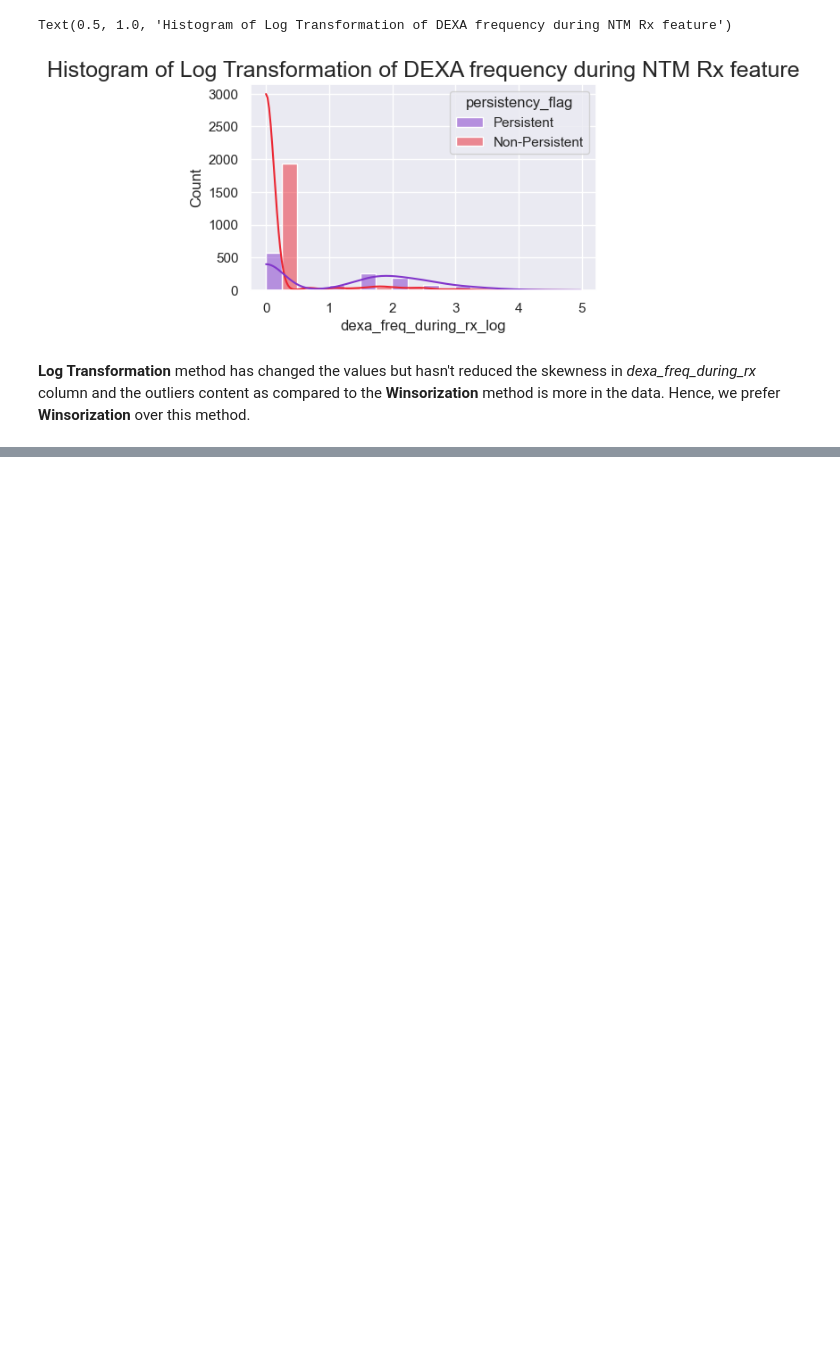
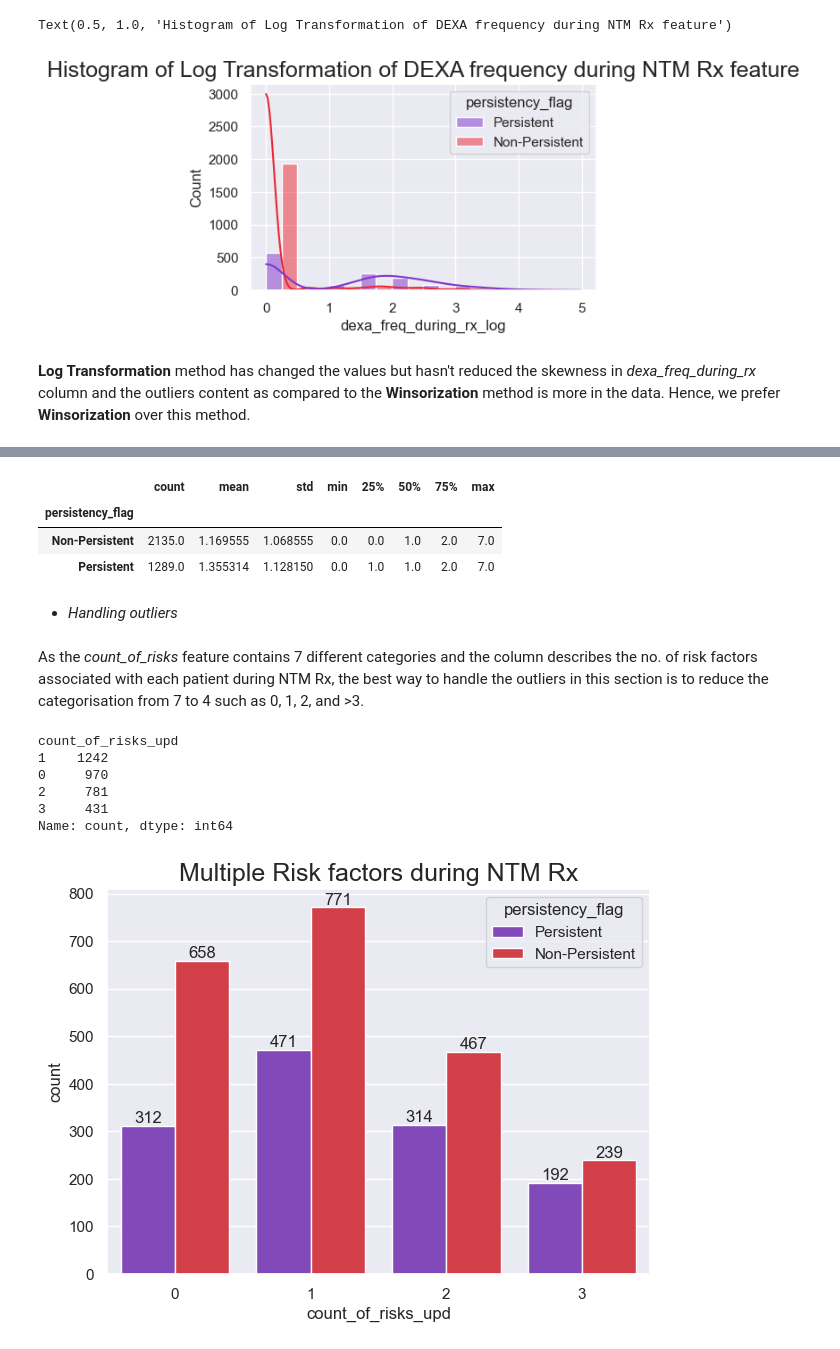
Before and after one commit to shezkh/Healthcare-Project, a Jupyter notebook: src/preproc_Ashish.ipynb, the cells around one changed output, grey strips where cells are left out. Cells and saved outputs as stored; diff of their text form; code cells hidden in the pictures; blank space fills up the shorter version.

Commit message:
Completed handling outliers

```diff
--- a/src/preproc_Ashish.ipynb
+++ b/src/preproc_Ashish.ipynb
@@ -609,0 +579,11 @@ ax.set_title('Multiple Risk factors count during NTM Rx by Persistency',
+# %%
+drug_df.groupby('persistency_flag')['count_of_risks'].describe()
+# %% [output]
+|  | count | mean | std | min | 25% | 50% | 75% | max |
+| persistency_flag |  |  |  |  |  |  |  |  |
+| Non-Persistent | 2135.0 | 1.169555 | 1.068555 | 0.0 | 0.0 | 1.0 | 2.0 | 7.0 |
+| Persistent | 1289.0 | 1.355314 | 1.128150 | 0.0 | 1.0 | 1.0 | 2.0 | 7.0 |
+# %% [markdown]
+- *Handling outliers*
+# %% [markdown]
+As the *count_of_risks* feature contains 7 different categories and the column describes the no. of risk factors associated with each patient during NTM Rx, the best way to handle the outliers in this section is to reduce the categorisation from 7 to 4 such as 0, 1, 2, and >3.
@@ -609,0 +593,21 @@ ax.set_title('Multiple Risk factors count during NTM Rx by Persistency',
+# %%
+drug_df['count_of_risks_upd'].value_counts()
+# %% [output]
+count_of_risks_upd
+1    1242
+0     970
+2     781
+3     431
+Name: count, dtype: int64
+# %%
+sns.set(rc = {'figure.figsize':(7,5)})
+ax = sns.countplot(x='count_of_risks_upd',
+                   data=drug_df,
+                   hue='persistency_flag',
+                   palette=col_pal)
+ax.set_title('Multiple Risk factors during NTM Rx',
+             fontsize=18)
+for label in ax.containers:
+    ax.bar_label(label)
+# %% [output]
+[figure, added]
```
Also changed, not shown: parts of 39 cells of this notebook.
